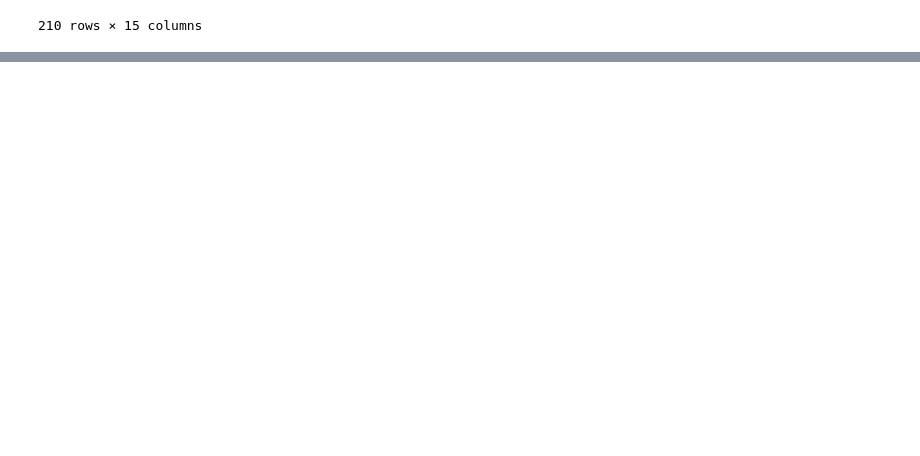
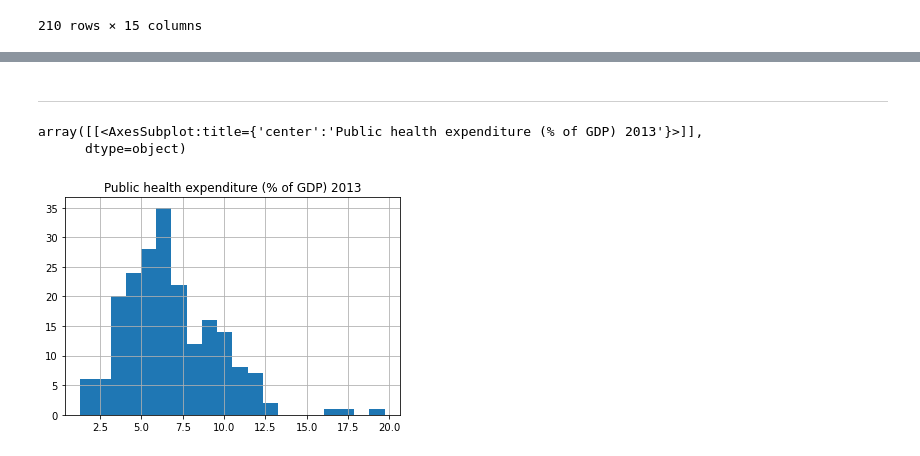
Before and after one commit to doodymack/Prog_for-Data_Analy_Project_21-22, a Jupyter notebook: Simulation_Notebook.ipynb, the cells around one changed output, grey strips where cells are left out. Drawn from its saved outputs; the diff is of its cells as text; code cells hidden in the pictures; blank space fills up the shorter version.

```diff
--- a/Simulation_Notebook.ipynb
+++ b/Simulation_Notebook.ipynb
@@ -26,0 +179,8 @@ df
+# %% [markdown]
+---
+# %%
+df.hist(column='Public health expenditure (% of GDP) 2013', bins = 20)
+# %% [output]
+array([[<AxesSubplot:title={'center':'Public health expenditure (% of GDP) 2013'}>]],
+      dtype=object)
+[figure, added]
```
Also changed, not shown: parts of 28 cells of this notebook, 6 other files.
